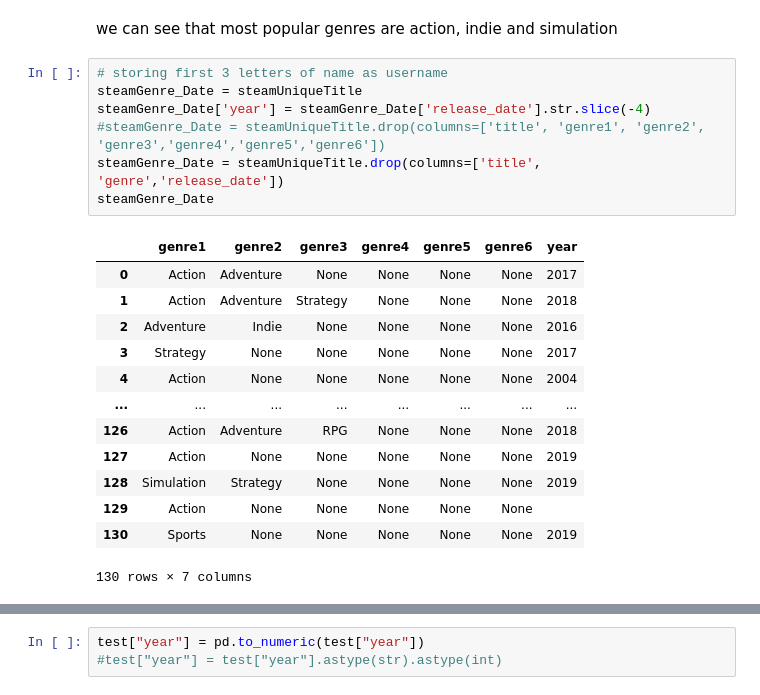
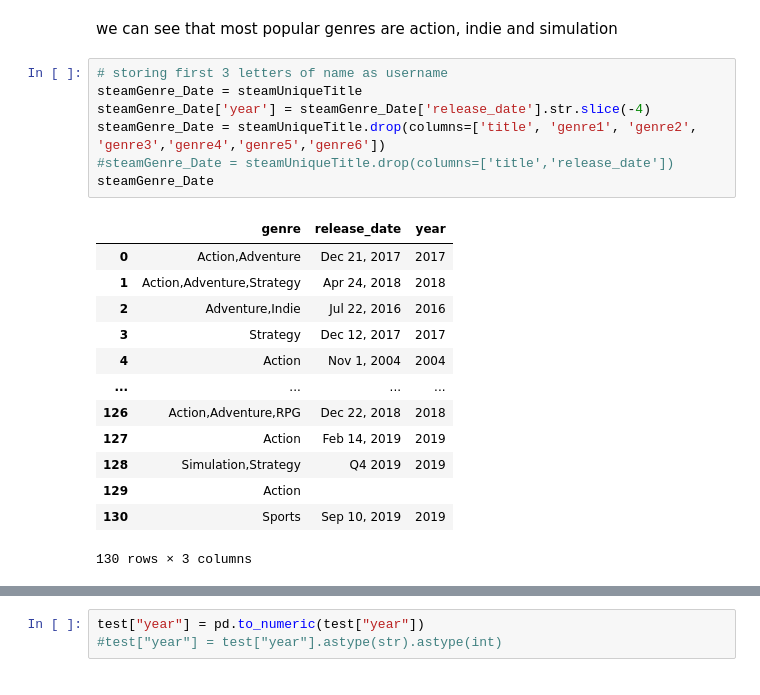
Before and after one commit to pyaepyaelily/videoGame, a Jupyter notebook: videoGame.ipynb, the cells around one changed output, grey strips where cells are left out. Saved outputs shown, nothing was run; the diff lists cells and outputs as text.

```diff
--- a/videoGame.ipynb
+++ b/videoGame.ipynb
@@ -146,21 +135,21 @@ we can see that most popular genres are action, indie and simulation
 # %%
 # storing first 3 letters of name as username
 steamGenre_Date = steamUniqueTitle
 steamGenre_Date['year'] = steamGenre_Date['release_date'].str.slice(-4)
-#steamGenre_Date = steamUniqueTitle.drop(columns=['title', 'genre1', 'genre2', 'genre3','genre4','genre5','genre6'])
-steamGenre_Date = steamUniqueTitle.drop(columns=['title', 'genre','release_date'])
+steamGenre_Date = steamUniqueTitle.drop(columns=['title', 'genre1', 'genre2', 'genre3','genre4','genre5','genre6'])
+#steamGenre_Date = steamUniqueTitle.drop(columns=['title','release_date'])
 steamGenre_Date
 # %% [output]
-|  | genre1 | genre2 | genre3 | genre4 | genre5 | genre6 | year |
-| 0 | Action | Adventure | None | None | None | None | 2017 |
-| 1 | Action | Adventure | Strategy | None | None | None | 2018 |
-| 2 | Adventure | Indie | None | None | None | None | 2016 |
-| 3 | Strategy | None | None | None | None | None | 2017 |
-| 4 | Action | None | None | None | None | None | 2004 |
-| ... | ... | ... | ... | ... | ... | ... | ... |
-| 126 | Action | Adventure | RPG | None | None | None | 2018 |
-| 127 | Action | None | None | None | None | None | 2019 |
-| 128 | Simulation | Strategy | None | None | None | None | 2019 |
-| 129 | Action | None | None | None | None | None |  |
-| 130 | Sports | None | None | None | None | None | 2019 |
+|  | genre | release_date | year |
+| 0 | Action,Adventure | Dec 21, 2017 | 2017 |
+| 1 | Action,Adventure,Strategy | Apr 24, 2018 | 2018 |
+| 2 | Adventure,Indie | Jul 22, 2016 | 2016 |
+| 3 | Strategy | Dec 12, 2017 | 2017 |
+| 4 | Action | Nov 1, 2004 | 2004 |
+| ... | ... | ... | ... |
+| 126 | Action,Adventure,RPG | Dec 22, 2018 | 2018 |
+| 127 | Action | Feb 14, 2019 | 2019 |
+| 128 | Simulation,Strategy | Q4 2019 | 2019 |
+| 129 | Action |  |  |
+| 130 | Sports | Sep 10, 2019 | 2019 |
-130 rows × 7 columns
+130 rows × 3 columns
```
Also changed, not shown: parts of 19 cells of this notebook.
